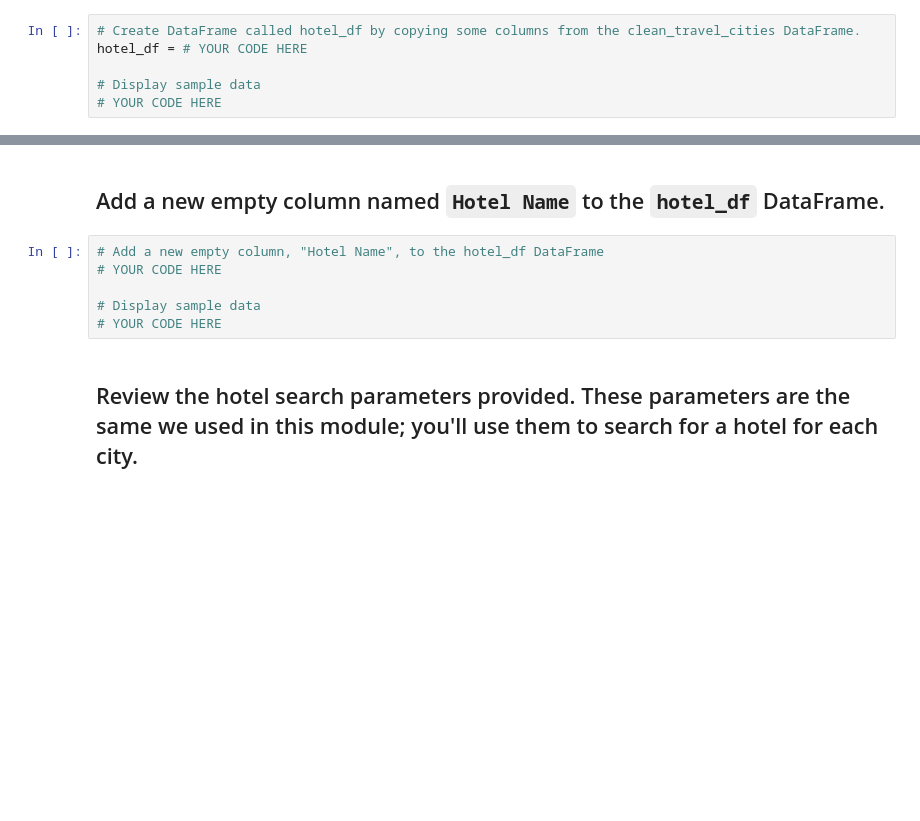
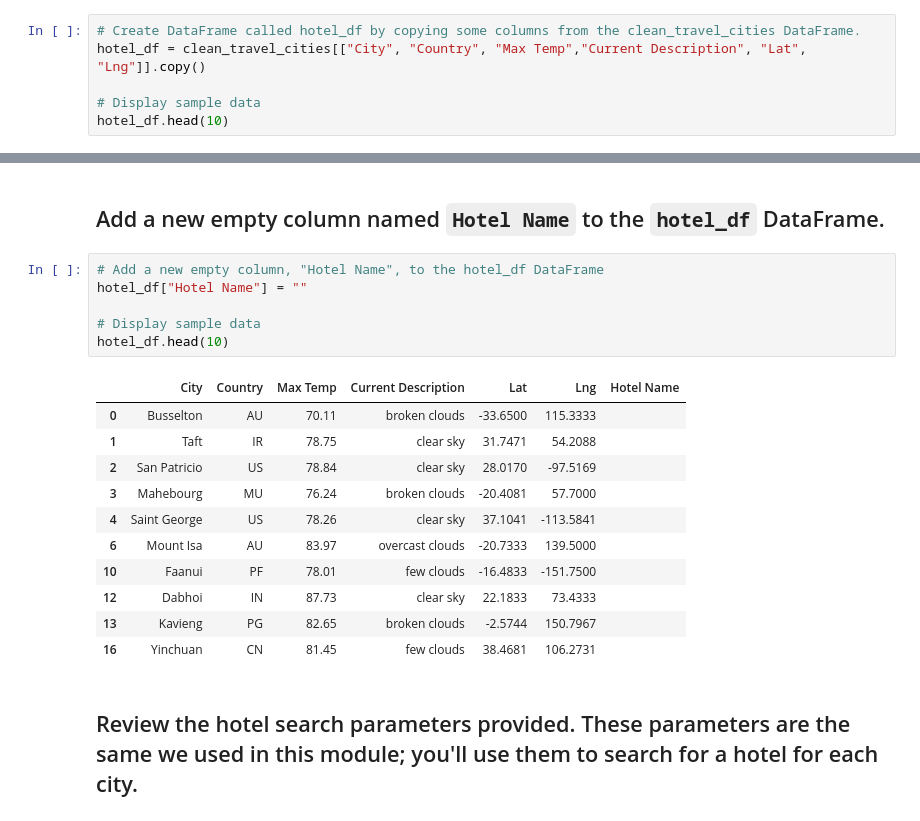
Before and after one commit to nnamdiilokah/World_Weather_Analysis, a Jupyter notebook: Vacation_Search/Vacation_Search.ipynb, the cells around one changed output, grey strips where cells are left out. Drawn from its saved outputs; the diff is of its cells as text; blank space fills up the shorter version.

```diff
--- a/Vacation_Search/Vacation_Search.ipynb
+++ b/Vacation_Search/Vacation_Search.ipynb
@@ -123,7 +135,7 @@ clean_travel_cities = # YOUR CODE HERE
 ## Use the `copy` Pandas function to create a new DataFrame, called `hotel_df`, by copying the following columns from the `clean_travel_cities` DataFrame: "City", "Country", "Max Temp", "Current Description", "Lat", "Lng".
 # %%
 # Create DataFrame called hotel_df by copying some columns from the clean_travel_cities DataFrame.
-hotel_df = # YOUR CODE HERE
+hotel_df = clean_travel_cities[["City", "Country", "Max Temp","Current Description", "Lat", "Lng"]].copy()
 
 # Display sample data
-# YOUR CODE HERE
+hotel_df.head(10)
@@ -131,10 +155,22 @@ hotel_df = # YOUR CODE HERE
 ## Add a new empty column named `Hotel Name` to the `hotel_df` DataFrame.
 # %%
 # Add a new empty column, "Hotel Name", to the hotel_df DataFrame
-# YOUR CODE HERE
+hotel_df["Hotel Name"] = ""
 
 # Display sample data
-# YOUR CODE HERE
+hotel_df.head(10)
+# %% [output]
+|  | City | Country | Max Temp | Current Description | Lat | Lng | Hotel Name |
+| 0 | Busselton | AU | 70.11 | broken clouds | -33.6500 | 115.3333 |  |
+| 1 | Taft | IR | 78.75 | clear sky | 31.7471 | 54.2088 |  |
+| 2 | San Patricio | US | 78.84 | clear sky | 28.0170 | -97.5169 |  |
+| 3 | Mahebourg | MU | 76.24 | broken clouds | -20.4081 | 57.7000 |  |
+| 4 | Saint George | US | 78.26 | clear sky | 37.1041 | -113.5841 |  |
+| 6 | Mount Isa | AU | 83.97 | overcast clouds | -20.7333 | 139.5000 |  |
+| 10 | Faanui | PF | 78.01 | few clouds | -16.4833 | -151.7500 |  |
+| 12 | Dabhoi | IN | 87.73 | clear sky | 22.1833 | 73.4333 |  |
+| 13 | Kavieng | PG | 82.65 | broken clouds | -2.5744 | 150.7967 |  |
+| 16 | Yinchuan | CN | 81.45 | few clouds | 38.4681 | 106.2731 |  |
 # %% [markdown]
 ## Review the hotel search parameters provided. These parameters are the same we used in this module; you'll use them to search for a hotel for each city.
 # %%
```
Also changed, not shown: parts of 12 cells of this notebook, 2 other files.
